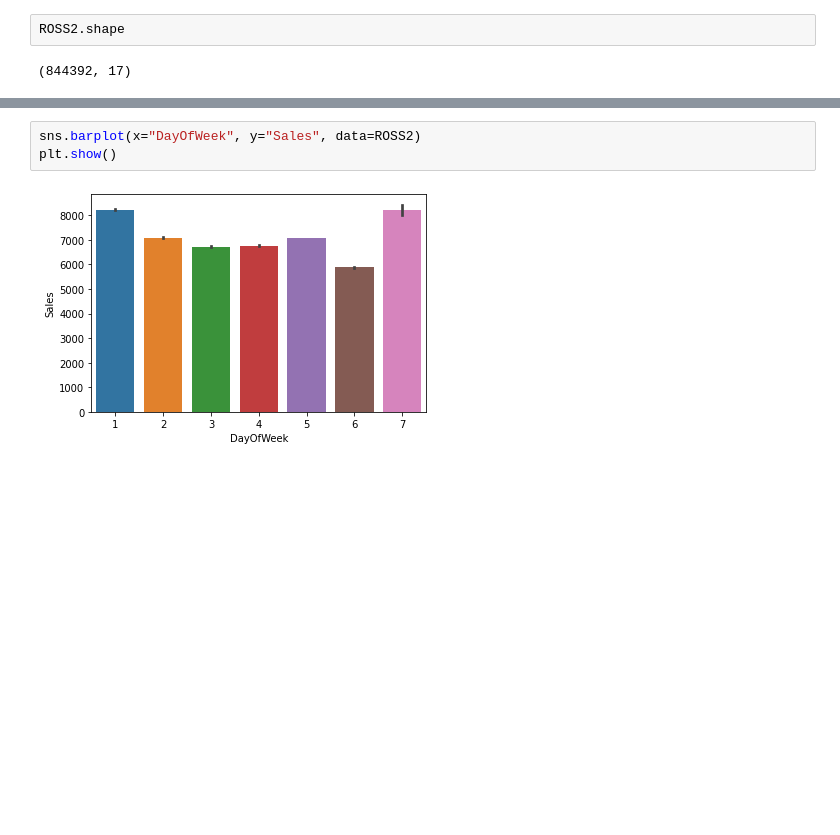
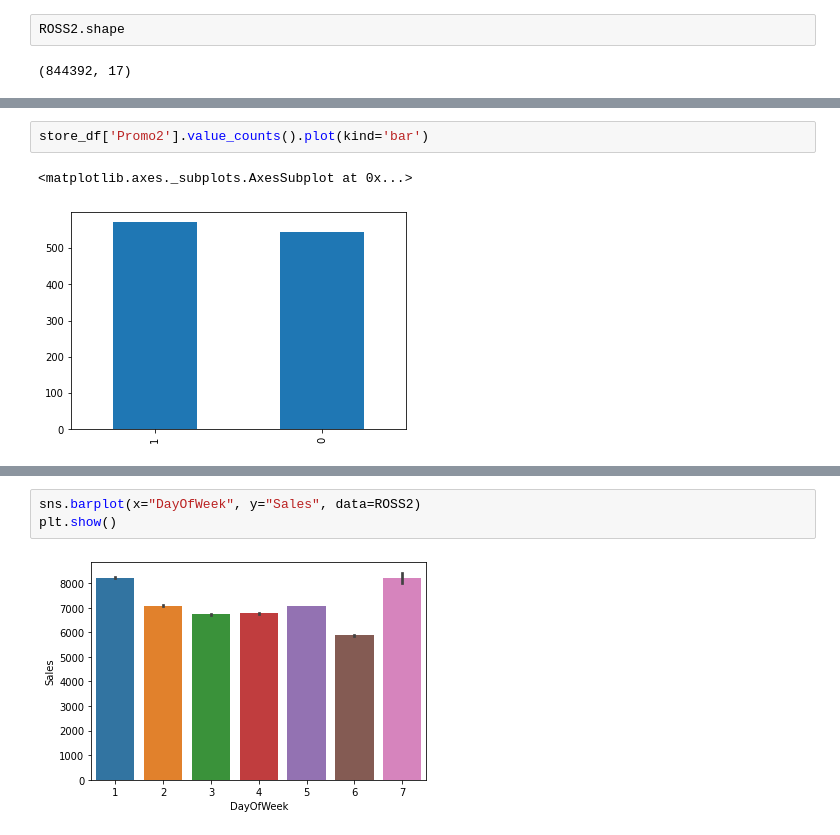
Before and after one commit to DrKamaleshR/Supervised-ML-regression, a Jupyter notebook: Rossmann_Sales_Prediction_Capstone_Project.ipynb, the cells around one changed output, grey strips where cells are left out. Drawn from its saved outputs; the diff is of its cells as text; blank space fills up the shorter version.

```diff
--- a/Rossmann_Sales_Prediction_Capstone_Project.ipynb
+++ b/Rossmann_Sales_Prediction_Capstone_Project.ipynb
@@ -334,0 +341,5 @@ ROSS2.shape
+# %%
+store_df['Promo2'].value_counts().plot(kind='bar')
+# %% [output]
+<matplotlib.axes._subplots.AxesSubplot at 0x...>
+[figure, added]
```
Also changed, not shown: parts of 11 cells of this notebook.
